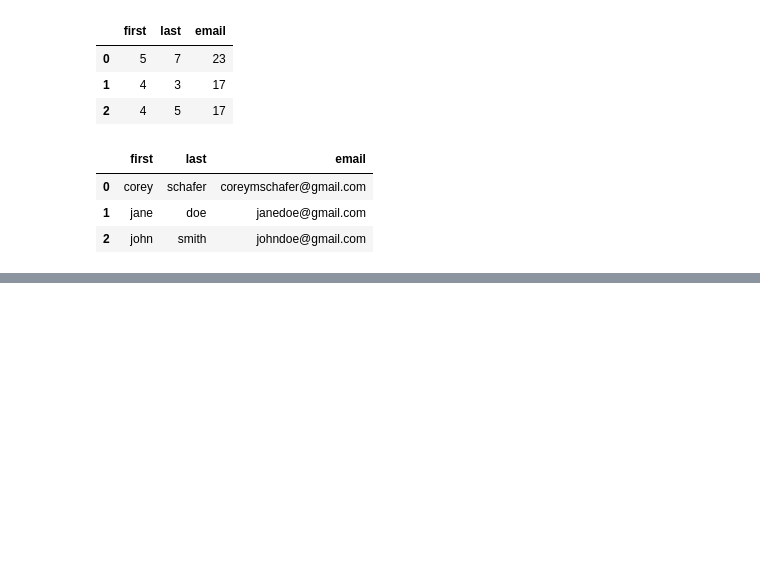
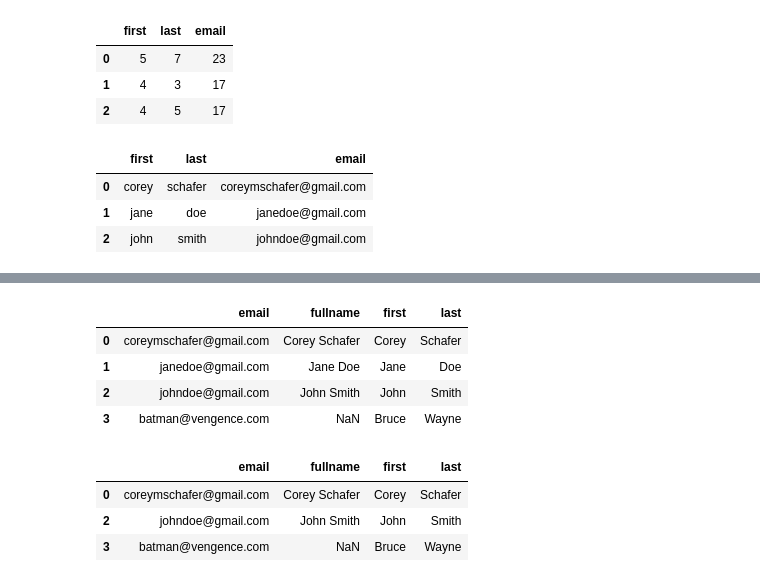
Before and after one commit to barissucuoglu/Data-Science-Playground, a Jupyter notebook: Pandas/Snippets.ipynb, the cells around one changed output, grey strips where cells are left out. Drawn from its saved outputs; the diff is of its cells as text; code cells hidden in the pictures; blank space fills up the shorter version.

```diff
--- a/Pandas/Snippets.ipynb
+++ b/Pandas/Snippets.ipynb
@@ -157,0 +269,16 @@ df["firs"]
+# %%
+df
+# %% [output]
+|  | email | fullname | first | last |
+| 0 | coreymschafer@gmail.com | Corey Schafer | Corey | Schafer |
+| 1 | janedoe@gmail.com | Jane Doe | Jane | Doe |
+| 2 | johndoe@gmail.com | John Smith | John | Smith |
+| 3 | batman@vengence.com | NaN | Bruce | Wayne |
+# %%
+filt = df["last"] == "Doe"
+df.drop(index=df[filt].index)
+# %% [output]
+|  | email | fullname | first | last |
+| 0 | coreymschafer@gmail.com | Corey Schafer | Corey | Schafer |
+| 2 | johndoe@gmail.com | John Smith | John | Smith |
+| 3 | batman@vengence.com | NaN | Bruce | Wayne |
```
Also changed, not shown: parts of 21 cells of this notebook, 1 other file.
